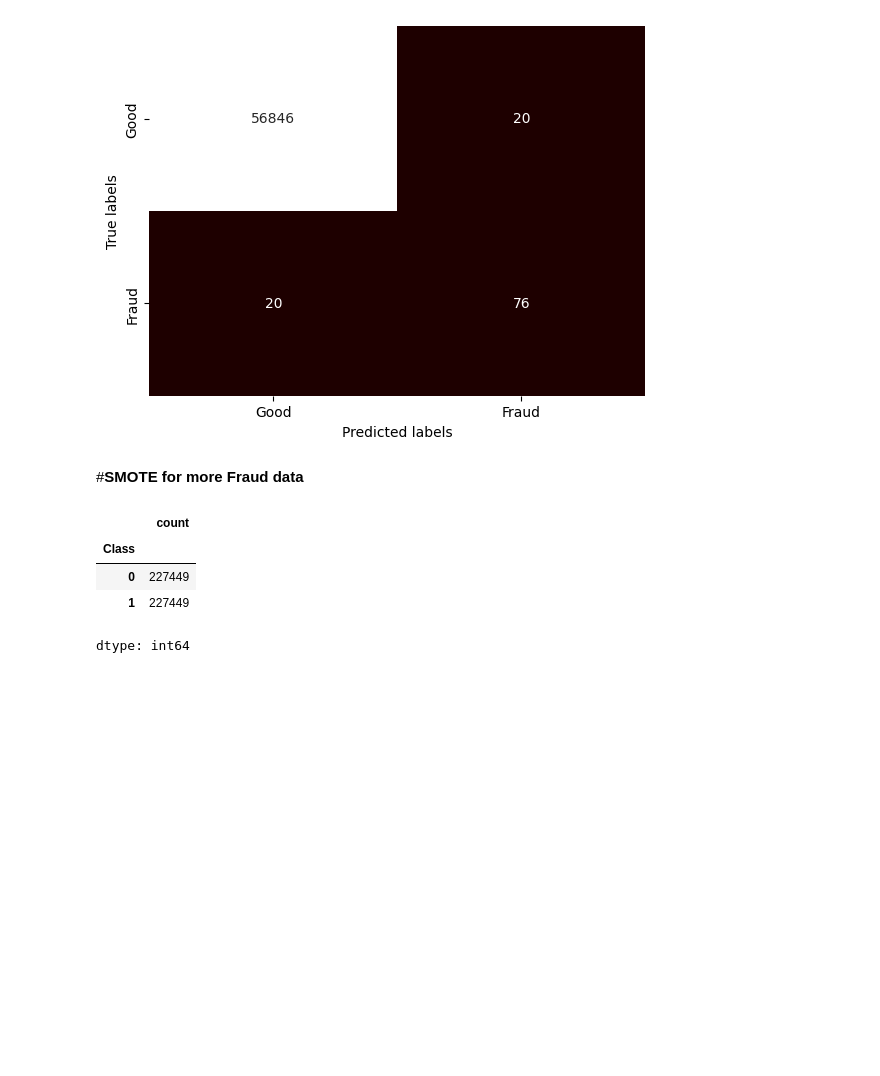
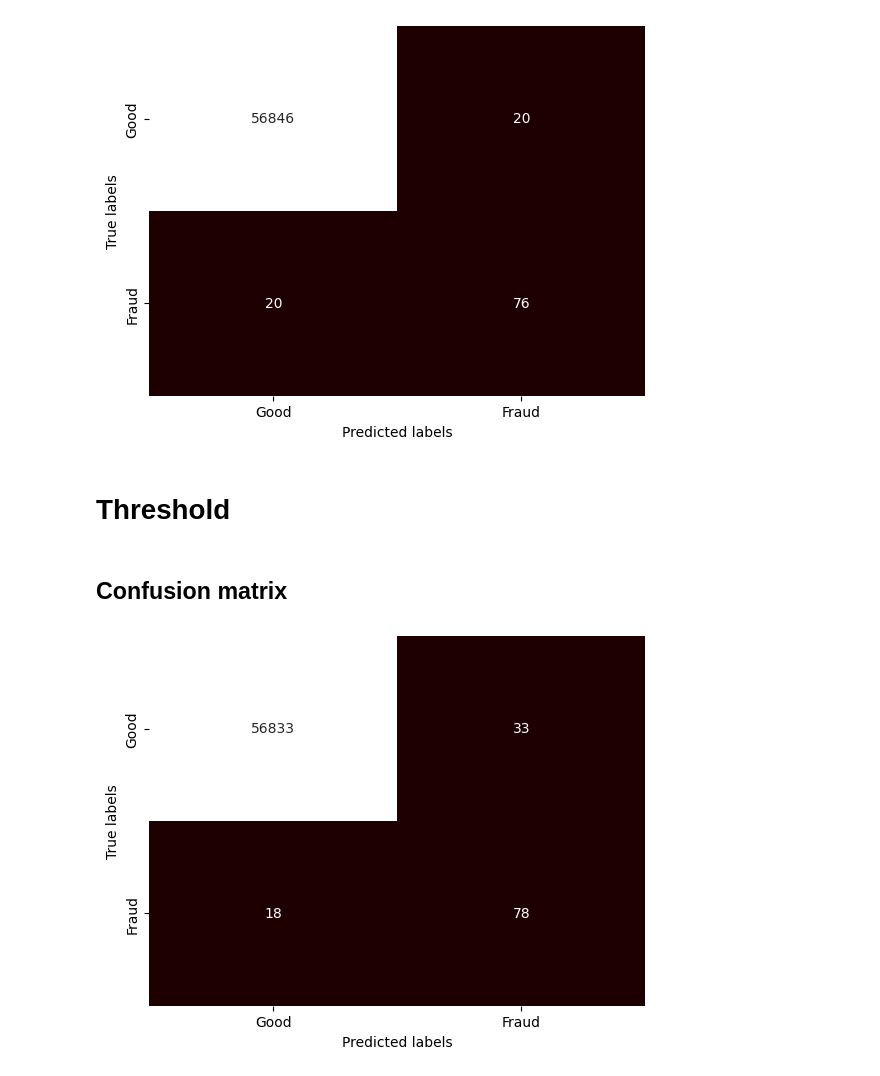
Before and after one commit to NeagoeDariaM/fraud_detection, a Jupyter notebook: Fraud_Detection.ipynb, the cells around one changed output. Drawn from its saved outputs; the diff is of its cells as text; code cells hidden in the pictures; blank space fills up the shorter version.

Commit message:
Add threshold tuning to maximize fraud recall

```diff
--- a/Fraud_Detection.ipynb
+++ b/Fraud_Detection.ipynb
@@ -99,18 +114,22 @@ plt.show()
 # %% [output]
 Accuracy: 99.93%
 [figure]
-# %% [markdown]
-#**SMOTE for more Fraud data**
-# %%
-from imblearn.over_sampling import SMOTE
-
-smote = SMOTE(sampling_strategy='minority', random_state=42)
-X_train_sm, y_train_sm = smote.fit_resample(X_train, y_train)
-
-y_train_sm.value_counts()
-# %% [output]
-|  | count |
-| Class |  |
-| 0 | 227449 |
-| 1 | 227449 |
-dtype: int64
+# %% [markdown]
+# **Threshold**
+# %%
+probabilities = classifier.predict_proba(X_test)[:, 1]
+threshold = 0.3
+y_pred30 = (probabilities >= threshold).astype(int)
+# %% [markdown]
+## **Confusion matrix**
+# %%
+conf_matrix30 = confusion_matrix(y_test, y_pred30)
+
+plt.figure()
+sns.heatmap(conf_matrix30, annot=True, fmt='g', cmap='pink', cbar=False, xticklabels=['Good', 'Fraud'], yticklabels=['Good', 'Fraud'])
+
+plt.xlabel('Predicted labels')
+plt.ylabel('True labels')
+plt.show()
+# %% [output]
+[figure, added]
```
Also changed, not shown: parts of 2 cells of this notebook.
